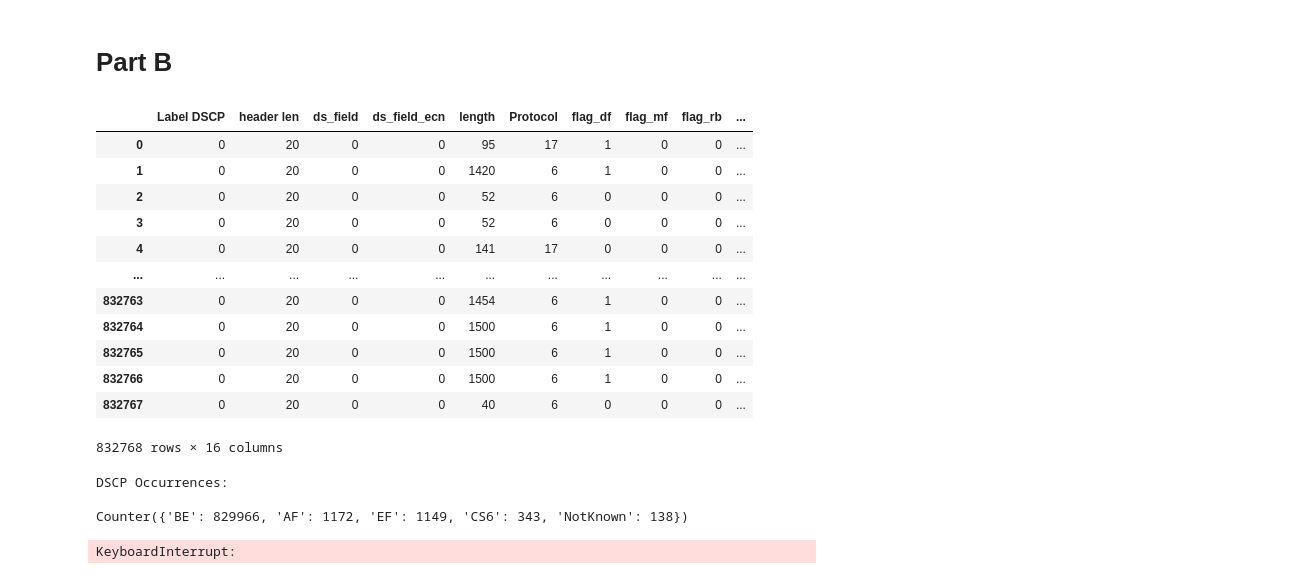
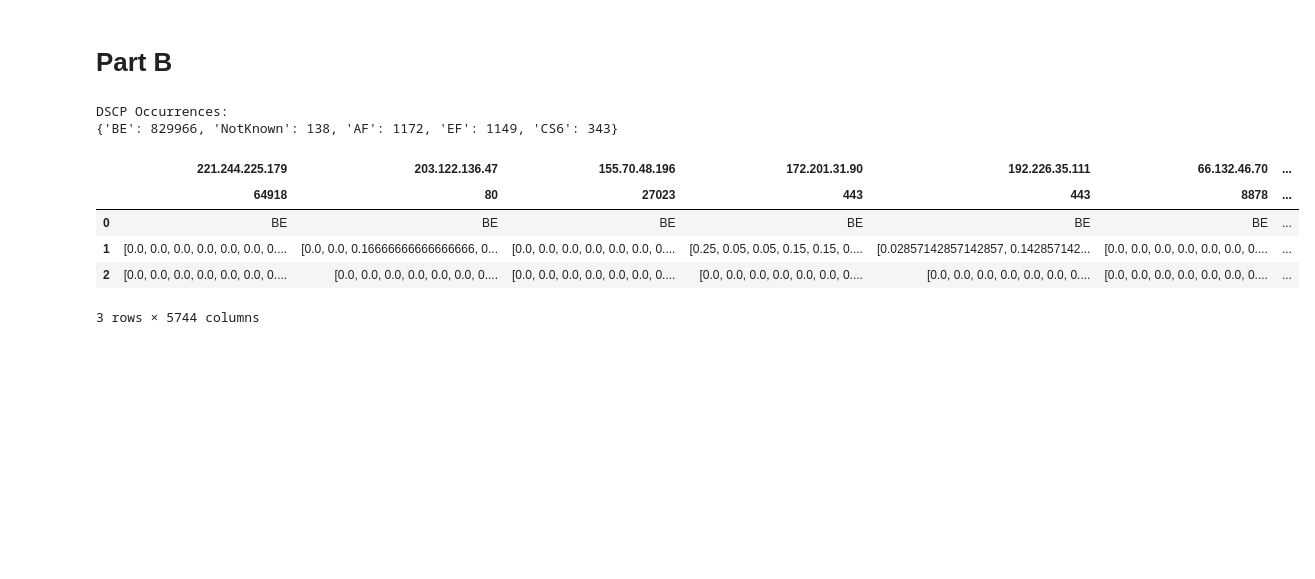
Before and after one commit to ericrubia99/NBD_Lab, a Jupyter notebook: Project.ipynb, the cells around one changed output. Saved outputs shown, nothing was run; the diff lists cells and outputs as text; code cells hidden in the pictures; blank space fills up the shorter version.

Commit message:
DataFrame for Flows for KMeans Created
The file with the flows is clearly the file names 'Flows.pkl'.

```diff
--- a/Project.ipynb
+++ b/Project.ipynb
@@ -859,20 +858,5 @@ from kneed import KneeLocator
 # %%
-dataFrame
 dataFrame["Label DSCP"] = pd.to_numeric(dataFrame["Label DSCP"])
-# %% [output]
-|  | Label DSCP | header len | ds_field | ds_field_ecn | length | Protocol | flag_df | flag_mf | flag_rb | ... |
-| 0 | 0 | 20 | 0 | 0 | 95 | 17 | 1 | 0 | 0 | ... |
-| 1 | 0 | 20 | 0 | 0 | 1420 | 6 | 1 | 0 | 0 | ... |
-| 2 | 0 | 20 | 0 | 0 | 52 | 6 | 0 | 0 | 0 | ... |
-| 3 | 0 | 20 | 0 | 0 | 52 | 6 | 0 | 0 | 0 | ... |
-| 4 | 0 | 20 | 0 | 0 | 141 | 17 | 0 | 0 | 0 | ... |
-| ... | ... | ... | ... | ... | ... | ... | ... | ... | ... | ... |
-| 832763 | 0 | 20 | 0 | 0 | 1454 | 6 | 1 | 0 | 0 | ... |
-| 832764 | 0 | 20 | 0 | 0 | 1500 | 6 | 1 | 0 | 0 | ... |
-| 832765 | 0 | 20 | 0 | 0 | 1500 | 6 | 1 | 0 | 0 | ... |
-| 832766 | 0 | 20 | 0 | 0 | 1500 | 6 | 1 | 0 | 0 | ... |
-| 832767 | 0 | 20 | 0 | 0 | 40 | 6 | 0 | 0 | 0 | ... |
-832768 rows × 16 columns
 # %%
 dscp_tab = {0: "BE",
             8: "Priority",
@@ -904,9 +888,8 @@ dataFrame = dataFrame.replace({'Label DSCP': {"Priority":"AF","Immediate":"AF","
                                  4:"NotKnown",2:"NotKnown",6:"NotKnown",7:"NotKnown",
                                  1:"NotKnown",41:"EF",42:"EF",43:"EF",44:"EF",45:"EF",49:"NotKnown",54:"NotKnown",11:"NotKnown",50:"NotKnown",29:"NotKnown"}})
 
-print("DSCP Occurrences: \n")
-print(Counter(dataFrame["Label DSCP"]))
+print("DSCP Occurrences: ")
+print(dict(Counter(dataFrame["Label DSCP"])))
 # %% [output]
 DSCP Occurrences:
-
-Counter({'BE': 829966, 'AF': 1172, 'EF': 1149, 'CS6': 343, 'NotKnown': 138})
+{'BE': 829966, 'NotKnown': 138, 'AF': 1172, 'EF': 1149, 'CS6': 343}
@@ -964,8 +944,17 @@ for i in tqdm(range(len(flows_list))):
             #print("problem")
             break
 
+
 #Save the data in a pickle file
-with open('dictAnalysis.pkl', 'wb') as handle:
-    pickle.dump(dict_rows, handle, protocol=pickle.HIGHEST_PROTOCOL)
+aux=pd.DataFrame.from_dict(dict_rows)
+pd.to_pickle(aux,'Flows.pkl')
-# %% [output]
-KeyboardInterrupt:
+# %%
+dataFlow=pd.read_pickle('Flows.pkl')
+dataFlow
+# %% [output]
+|  | 221.244.225.179 | 203.122.136.47 | 155.70.48.196 | 172.201.31.90 | 192.226.35.111 | 66.132.46.70 | ... |
+|  | 64918 | 80 | 27023 | 443 | 443 | 8878 | ... |
+| 0 | BE | BE | BE | BE | BE | BE | ... |
+| 1 | [0.0, 0.0, 0.0, 0.0, 0.0, 0.0, 0.... | [0.0, 0.0, 0.16666666666666666, 0... | [0.0, 0.0, 0.0, 0.0, 0.0, 0.0, 0.... | [0.25, 0.05, 0.05, 0.15, 0.15, 0.... | [0.02857142857142857, 0.142857142... | [0.0, 0.0, 0.0, 0.0, 0.0, 0.0, 0.... | ... |
+| 2 | [0.0, 0.0, 0.0, 0.0, 0.0, 0.0, 0.... | [0.0, 0.0, 0.0, 0.0, 0.0, 0.0, 0.... | [0.0, 0.0, 0.0, 0.0, 0.0, 0.0, 0.... | [0.0, 0.0, 0.0, 0.0, 0.0, 0.0, 0.... | [0.0, 0.0, 0.0, 0.0, 0.0, 0.0, 0.... | [0.0, 0.0, 0.0, 0.0, 0.0, 0.0, 0.... | ... |
+3 rows × 5744 columns
```
Also changed, not shown: parts of 4 cells of this notebook, 1 other file.
